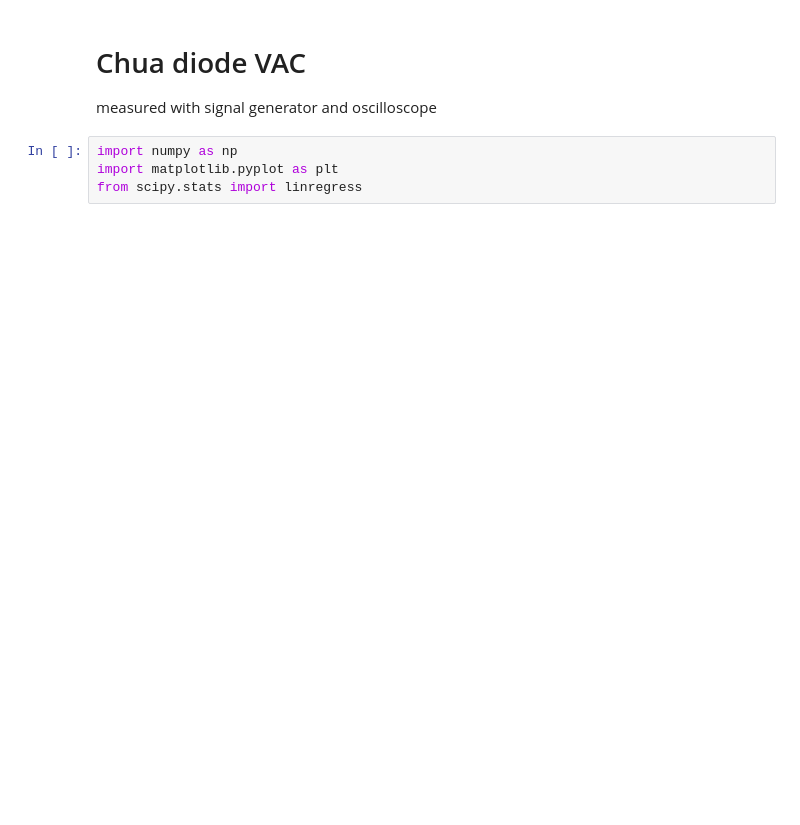
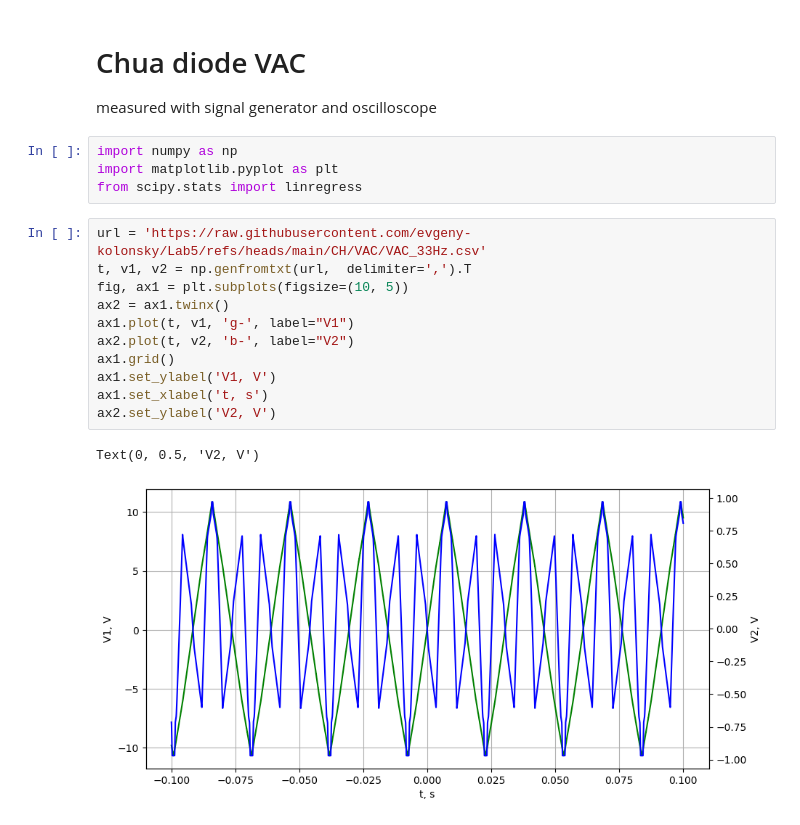
Before and after one commit to evgeny-kolonsky/Lab5, a Jupyter notebook: CH/VAC/VAC.ipynb, the cells around one changed output. Saved outputs shown, nothing was run; the diff lists cells and outputs as text; blank space fills up the shorter version.

```diff
--- a/CH/VAC/VAC.ipynb
+++ b/CH/VAC/VAC.ipynb
@@ -8,3 +8,17 @@ measured with signal generator and oscilloscope
 import numpy as np
 import matplotlib.pyplot as plt
 from scipy.stats import linregress
+# %%
+url = 'https://raw.githubusercontent.com/evgeny-kolonsky/Lab5/refs/heads/main/CH/VAC/VAC_33Hz.csv'
+t, v1, v2 = np.genfromtxt(url,  delimiter=',').T
+fig, ax1 = plt.subplots(figsize=(10, 5))
+ax2 = ax1.twinx()
+ax1.plot(t, v1, 'g-', label="V1")
+ax2.plot(t, v2, 'b-', label="V2")
+ax1.grid()
+ax1.set_ylabel('V1, V')
+ax1.set_xlabel('t, s')
+ax2.set_ylabel('V2, V')
+# %% [output]
+Text(0, 0.5, 'V2, V')
+[figure, added]
```
Also changed, not shown: parts of 5 cells of this notebook.
